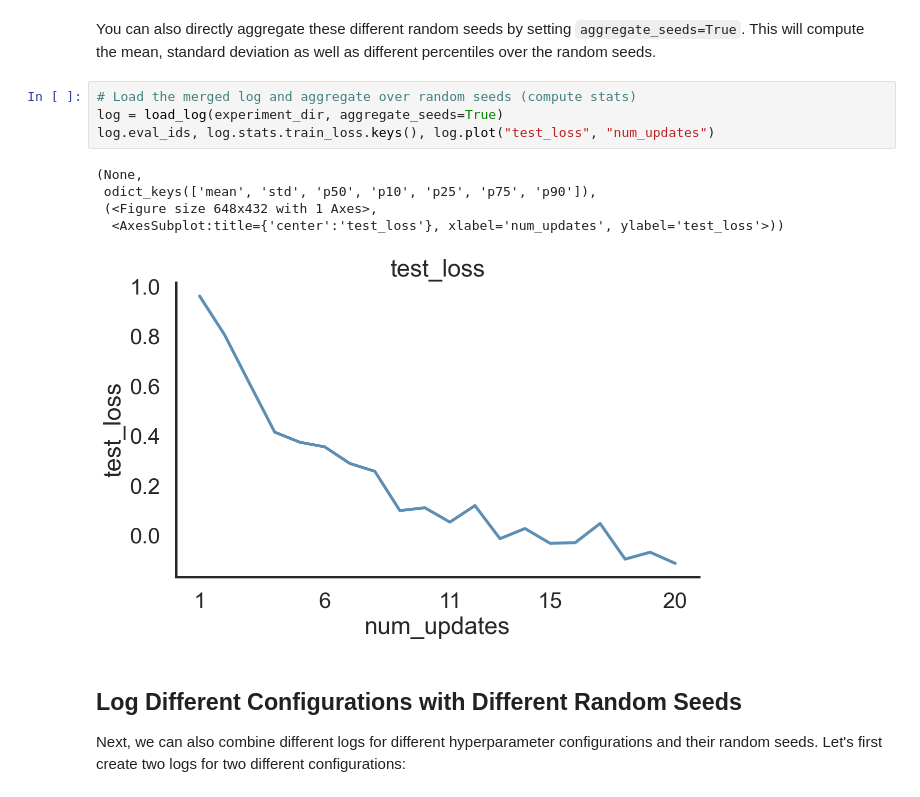
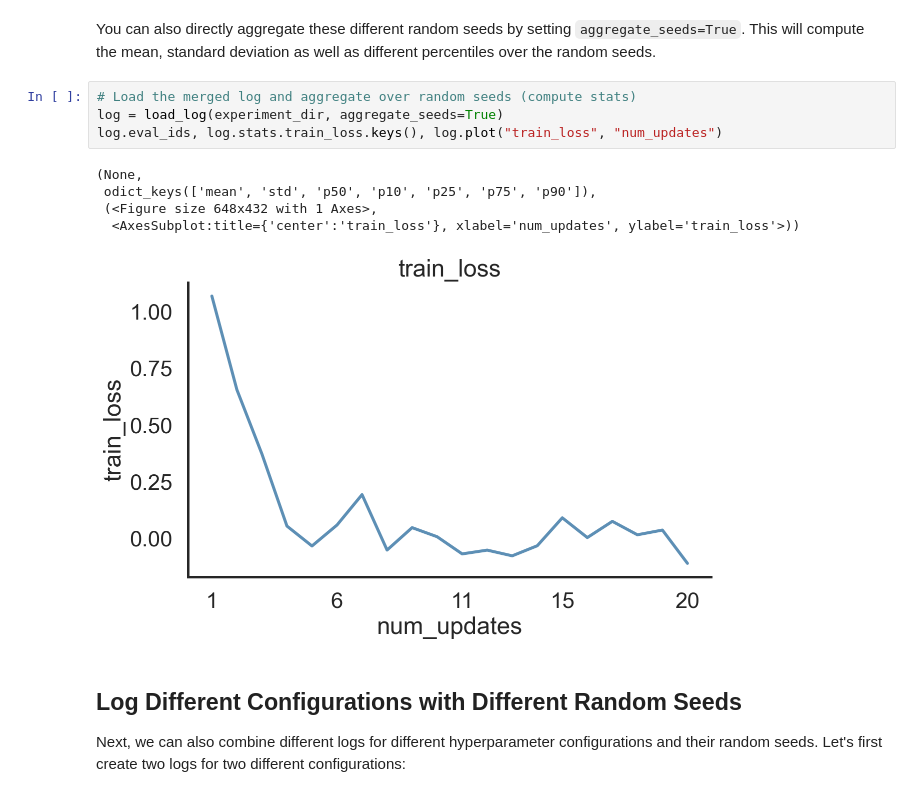
Before and after one commit to mle-infrastructure/mle-logging, a Jupyter notebook: examples/getting_started.ipynb, the cells around one changed output. Cells and saved outputs as stored; diff of their text form.

```diff
--- a/examples/getting_started.ipynb
+++ b/examples/getting_started.ipynb
@@ -234,13 +243,13 @@ You can also directly aggregate these different random seeds by setting `aggrega
 # %%
 # Load the merged log and aggregate over random seeds (compute stats)
 log = load_log(experiment_dir, aggregate_seeds=True)
-log.eval_ids, log.stats.train_loss.keys(), log.plot("test_loss", "num_updates")
+log.eval_ids, log.stats.train_loss.keys(), log.plot("train_loss", "num_updates")
 # %% [output]
 (None,
  odict_keys(['mean', 'std', 'p50', 'p10', 'p25', 'p75', 'p90']),
  (<Figure size 648x432 with 1 Axes>,
-  <AxesSubplot:title={'center':'test_loss'}, xlabel='num_updates', ylabel='test_loss'>))
+  <AxesSubplot:title={'center':'train_loss'}, xlabel='num_updates', ylabel='train_loss'>))
-[figure, old version]
+[figure, new version]
 # %% [markdown]
 ## Log Different Configurations with Different Random Seeds
 
```
Also changed, not shown: parts of 12 cells of this notebook, 11 other files.
